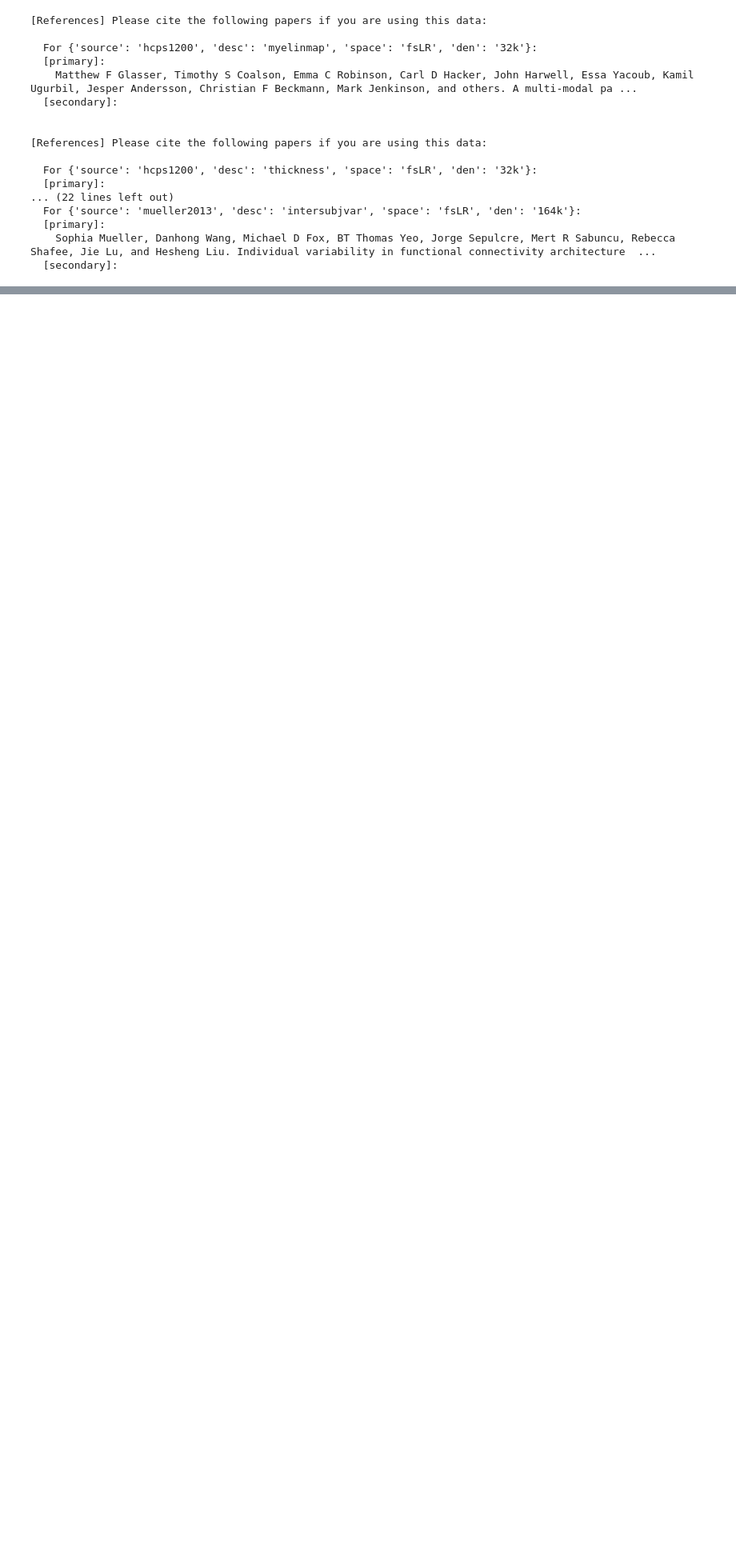
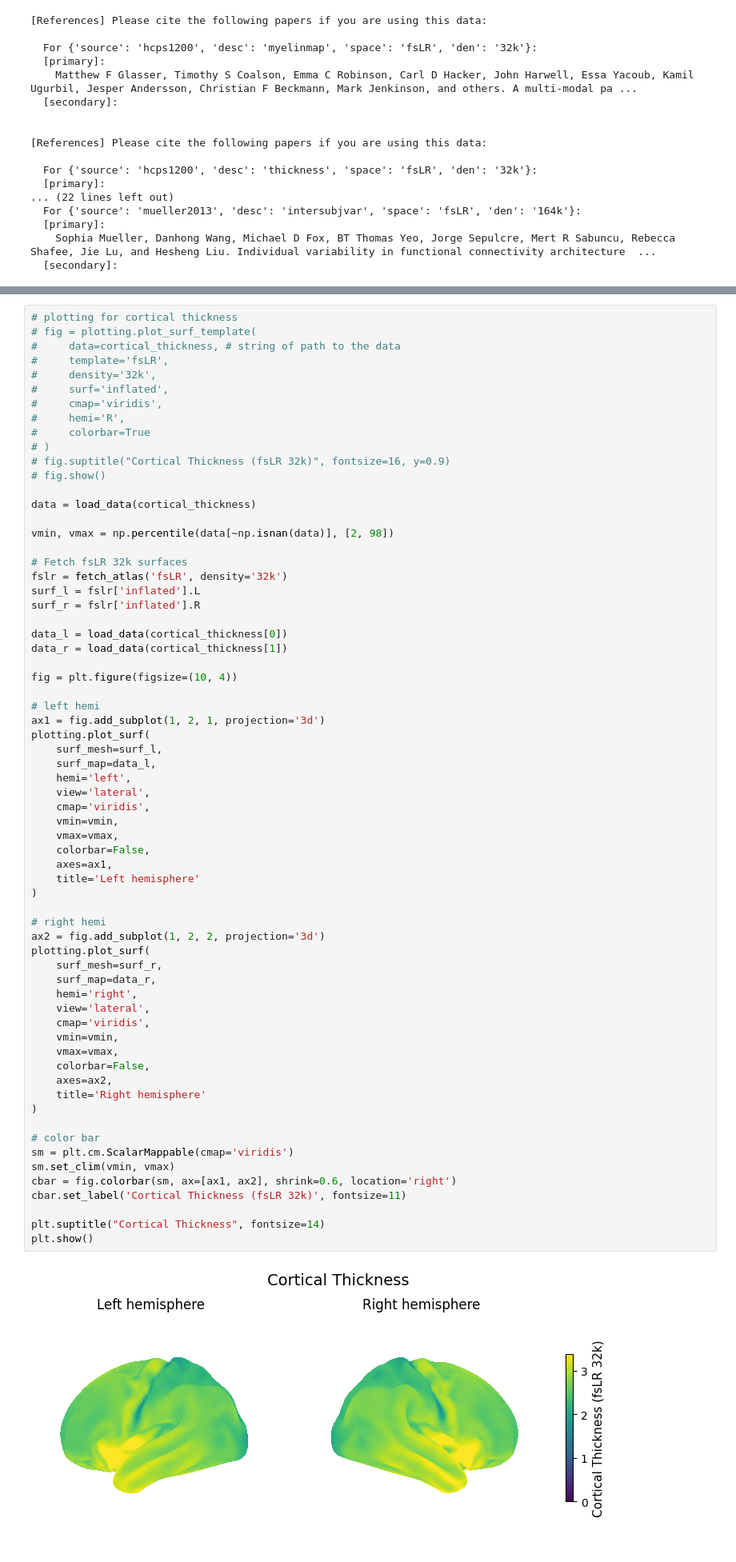
Before and after one commit to kesouder/dsc-neuroImages, a Jupyter notebook: project1.ipynb, the cells around one changed output, grey strips where cells are left out. Shown at 80% size. Saved outputs shown, nothing was run; the diff lists cells and outputs as text; blank space fills up the shorter version.

```diff
--- a/project1.ipynb
+++ b/project1.ipynb
@@ -311,0 +346,68 @@ fig.show()
+# %%
+# plotting for cortical thickness
+# fig = plotting.plot_surf_template(
+#     data=cortical_thickness, # string of path to the data
+#     template='fsLR',
+#     density='32k',
+#     surf='inflated',
+#     cmap='viridis',
+#     hemi='R',
+#     colorbar=True
+# )
+# fig.suptitle("Cortical Thickness (fsLR 32k)", fontsize=16, y=0.9)
+# fig.show()
+
+data = load_data(cortical_thickness)
+
+vmin, vmax = np.percentile(data[~np.isnan(data)], [2, 98])
+
+# Fetch fsLR 32k surfaces
+fslr = fetch_atlas('fsLR', density='32k')
+surf_l = fslr['inflated'].L
+surf_r = fslr['inflated'].R
+
+data_l = load_data(cortical_thickness[0])
+data_r = load_data(cortical_thickness[1])
+
+fig = plt.figure(figsize=(10, 4))
+
+# left hemi
+ax1 = fig.add_subplot(1, 2, 1, projection='3d')
+plotting.plot_surf(
+    surf_mesh=surf_l,
+    surf_map=data_l,
+    hemi='left',
+    view='lateral',
+    cmap='viridis',
+    vmin=vmin,
+    vmax=vmax,
+    colorbar=False,
+    axes=ax1,
+    title='Left hemisphere'
+)
+
+# right hemi
+ax2 = fig.add_subplot(1, 2, 2, projection='3d')
+plotting.plot_surf(
+    surf_mesh=surf_r,
+    surf_map=data_r,
+    hemi='right',
+    view='lateral',
+    cmap='viridis',
+    vmin=vmin,
+    vmax=vmax,
+    colorbar=False,
+    axes=ax2,
+    title='Right hemisphere'
+)
+
+# color bar
+sm = plt.cm.ScalarMappable(cmap='viridis')
+sm.set_clim(vmin, vmax)
+cbar = fig.colorbar(sm, ax=[ax1, ax2], shrink=0.6, location='right')
+cbar.set_label('Cortical Thickness (fsLR 32k)', fontsize=11)
+
+plt.suptitle("Cortical Thickness", fontsize=14)
+plt.show()
+# %% [output]
+[figure, added]
```
Also changed, not shown: parts of 17 cells of this notebook, 1 other file.
